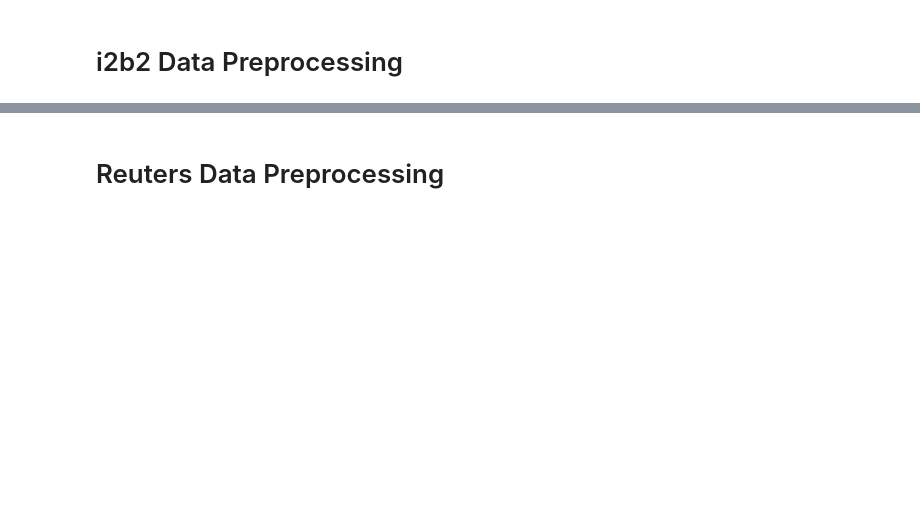
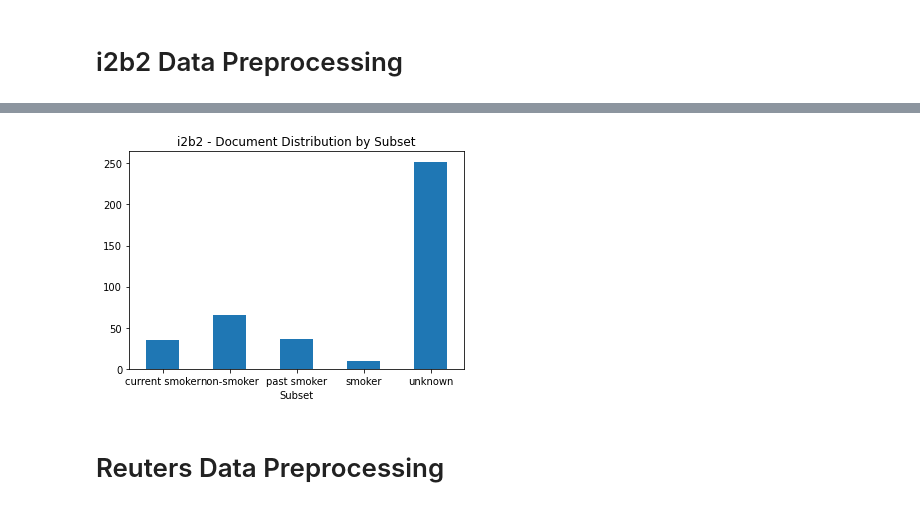
Before and after one commit to PeterMengQiWu/Sentiment-Analysis-CSI4900, a Jupyter notebook: Data Preprocessing.ipynb, the cells around one changed output, grey strips where cells are left out. Saved outputs shown, nothing was run; the diff lists cells and outputs as text; code cells hidden in the pictures; blank space fills up the shorter version.

```diff
--- a/Data Preprocessing.ipynb
+++ b/Data Preprocessing.ipynb
@@ -44,3 +84,14 @@ for record in root.findall('RECORD'):
+# %%
+num_of_documents_distribution = pd.Series(num_of_documents_per_subset, name='Number of Documents')
+num_of_documents_distribution.index.name = 'Subset'
+num_of_documents_distribution.reset_index()
+num_of_documents_distribution.plot(kind="bar", title="i2b2 - Document Distribution by Subset")
+plt.xticks(rotation='horizontal')
+if not os.path.exists('./figs'):
+    os.mkdir('./figs')
+plt.savefig('./figs/i2b2_document_distribution.png')
+# %% [output]
+[figure, added]
 # %%
 i2b2_output_dir = './data/i2b2/smokers/'
 if not os.path.exists(i2b2_output_dir):
```
Also changed, not shown: parts of 12 cells of this notebook.
